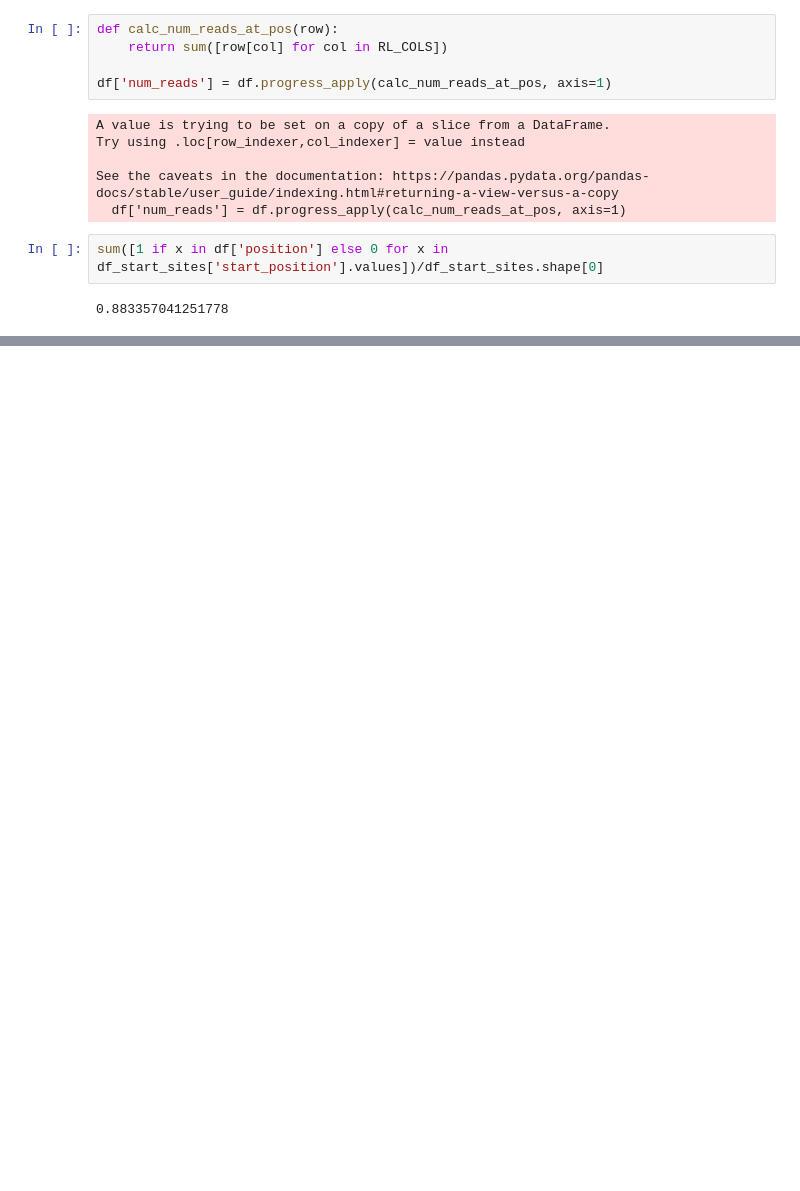
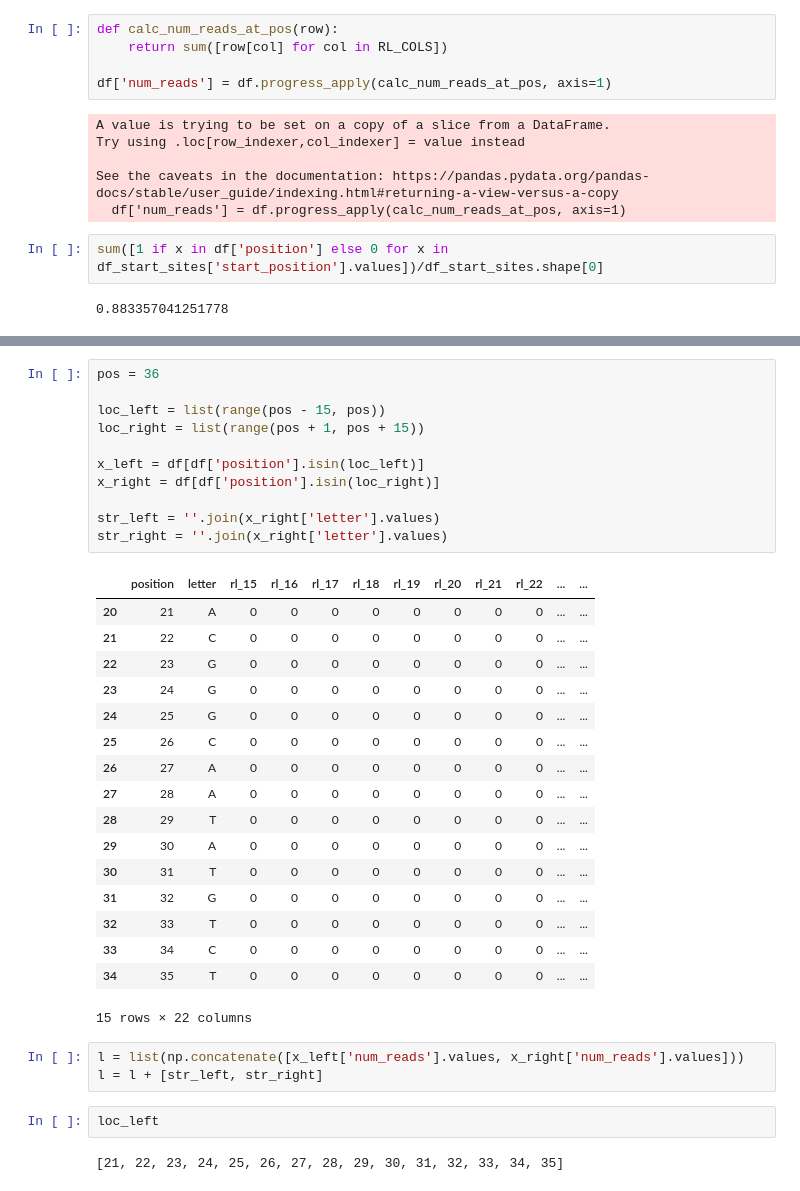
Before and after one commit to shahlab/start-site-predictor, a Jupyter notebook: experiments/Create-Features.ipynb, the cells around one changed output, grey strips where cells are left out. Cells and saved outputs as stored; diff of their text form; blank space fills up the shorter version.

```diff
--- a/experiments/Create-Features.ipynb
+++ b/experiments/Create-Features.ipynb
@@ -121,0 +180,36 @@ df.to_csv("../data/keep")
+# %%
+pos = 36
+
+loc_left = list(range(pos - 15, pos))
+loc_right = list(range(pos + 1, pos + 15))
+
+x_left = df[df['position'].isin(loc_left)]
+x_right = df[df['position'].isin(loc_right)]
+
+str_left = ''.join(x_right['letter'].values)
+str_right = ''.join(x_right['letter'].values)
+# %% [output]
+|  | position | letter | rl_15 | rl_16 | rl_17 | rl_18 | rl_19 | rl_20 | rl_21 | rl_22 | ... | ... |
+| 20 | 21 | A | 0 | 0 | 0 | 0 | 0 | 0 | 0 | 0 | ... | ... |
+| 21 | 22 | C | 0 | 0 | 0 | 0 | 0 | 0 | 0 | 0 | ... | ... |
+| 22 | 23 | G | 0 | 0 | 0 | 0 | 0 | 0 | 0 | 0 | ... | ... |
+| 23 | 24 | G | 0 | 0 | 0 | 0 | 0 | 0 | 0 | 0 | ... | ... |
+| 24 | 25 | G | 0 | 0 | 0 | 0 | 0 | 0 | 0 | 0 | ... | ... |
+| 25 | 26 | C | 0 | 0 | 0 | 0 | 0 | 0 | 0 | 0 | ... | ... |
+| 26 | 27 | A | 0 | 0 | 0 | 0 | 0 | 0 | 0 | 0 | ... | ... |
+| 27 | 28 | A | 0 | 0 | 0 | 0 | 0 | 0 | 0 | 0 | ... | ... |
+| 28 | 29 | T | 0 | 0 | 0 | 0 | 0 | 0 | 0 | 0 | ... | ... |
+| 29 | 30 | A | 0 | 0 | 0 | 0 | 0 | 0 | 0 | 0 | ... | ... |
+| 30 | 31 | T | 0 | 0 | 0 | 0 | 0 | 0 | 0 | 0 | ... | ... |
+| 31 | 32 | G | 0 | 0 | 0 | 0 | 0 | 0 | 0 | 0 | ... | ... |
+| 32 | 33 | T | 0 | 0 | 0 | 0 | 0 | 0 | 0 | 0 | ... | ... |
+| 33 | 34 | C | 0 | 0 | 0 | 0 | 0 | 0 | 0 | 0 | ... | ... |
+| 34 | 35 | T | 0 | 0 | 0 | 0 | 0 | 0 | 0 | 0 | ... | ... |
+15 rows × 22 columns
+# %%
+l = list(np.concatenate([x_left['num_reads'].values, x_right['num_reads'].values]))
+l = l + [str_left, str_right]
+# %%
+loc_left
+# %% [output]
+[21, 22, 23, 24, 25, 26, 27, 28, 29, 30, 31, 32, 33, 34, 35]
```
Also changed, not shown: parts of 14 cells of this notebook.
